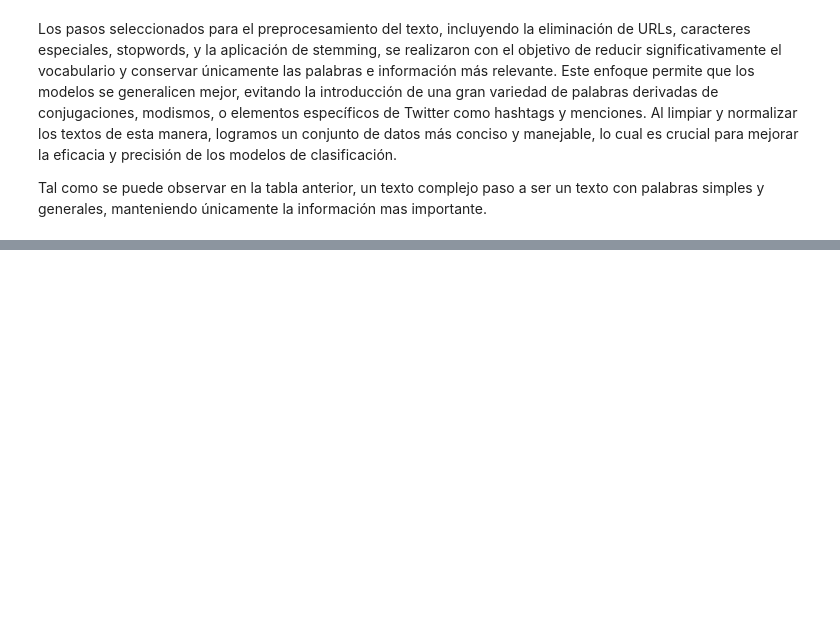
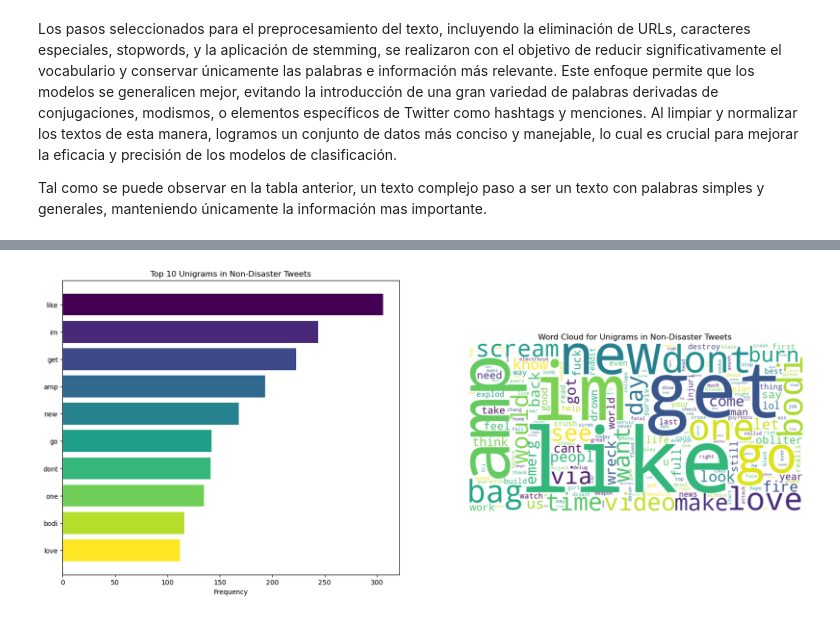
Before and after one commit to LeivaDiego/Lab5-DataScience, a Jupyter notebook: Lab5.ipynb, the cells around one changed output, grey strips where cells are left out. Cells and saved outputs as stored; diff of their text form; code cells hidden in the pictures; blank space fills up the shorter version.

```diff
--- a/Lab5.ipynb
+++ b/Lab5.ipynb
@@ -310,0 +437,6 @@ Tal como se puede observar en la tabla anterior, un texto complejo paso a ser un
+# %%
+# Subplots para Unigrams en tweets no relacionados a desastres
+plot_bars_and_wordcloud(common_non_disaster_words, non_disaster_wordcloud,
+                        'Top 10 Unigrams in Non-Disaster Tweets', 'Word Cloud for Unigrams in Non-Disaster Tweets')
+# %% [output]
+[figure, added]
```
Also changed, not shown: parts of 37 cells of this notebook.
